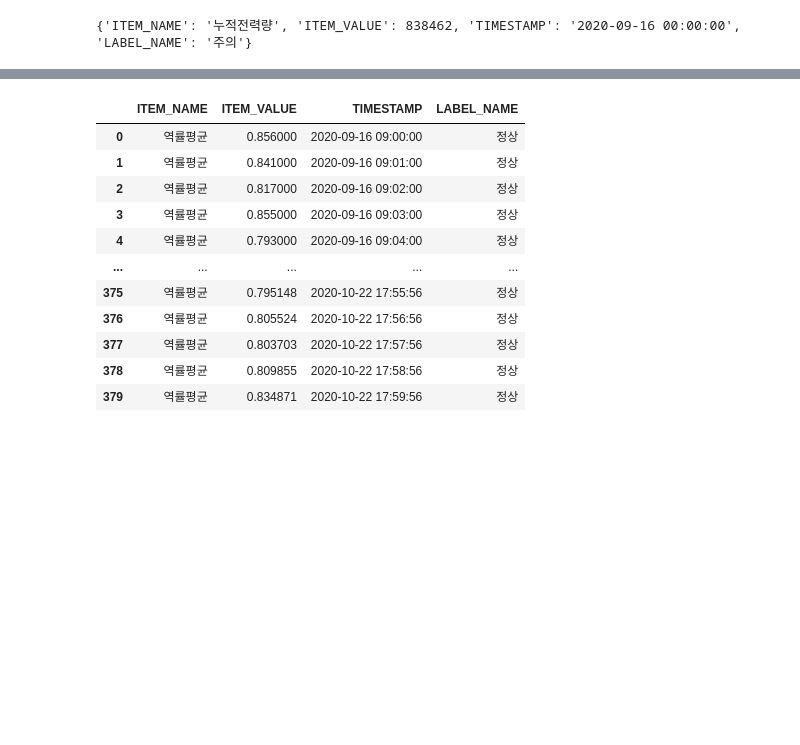
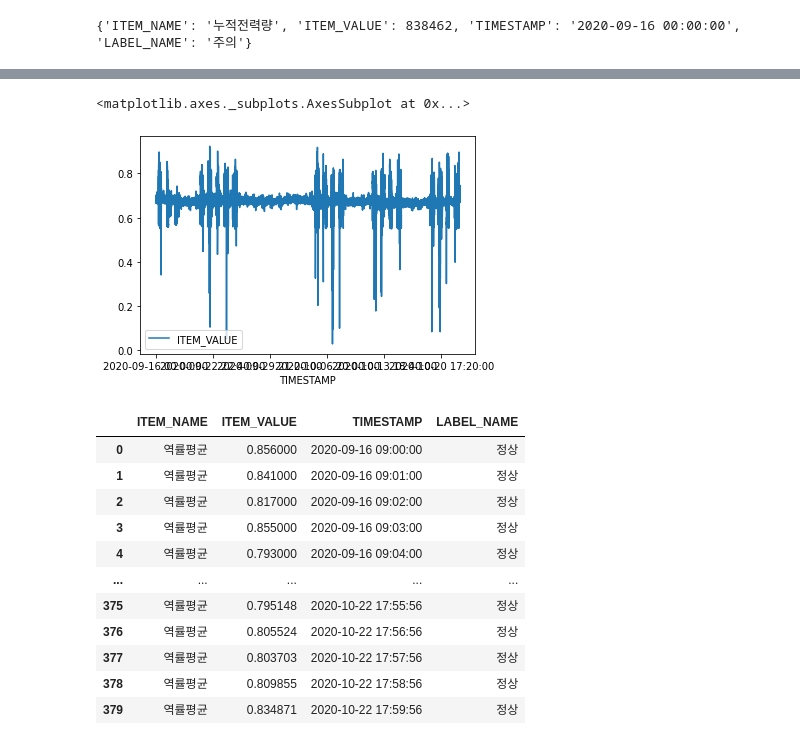
Before and after one commit to EdgeOfNetwork/TimeSeries, a Jupyter notebook: soh_labeled.ipynb, the cells around one changed output, grey strips where cells are left out. Cells and saved outputs as stored; diff of their text form; code cells hidden in the pictures; blank space fills up the shorter version.

```diff
--- a/soh_labeled.ipynb
+++ b/soh_labeled.ipynb
@@ -28,3 +78,11 @@ for_soh = json_data['data'][:]
+# %%
+#plt.figure(figsize=(15,10))
+#plt.plot()
+
+pd_all_data.plot(x='TIMESTAMP', y='ITEM_VALUE')
+# %% [output]
+<matplotlib.axes._subplots.AxesSubplot at 0x...>
+[figure, added]
 # %%
 normal_data = []
 for i in for_soh:
```
Also changed, not shown: parts of 12 cells of this notebook, 1 other file.
